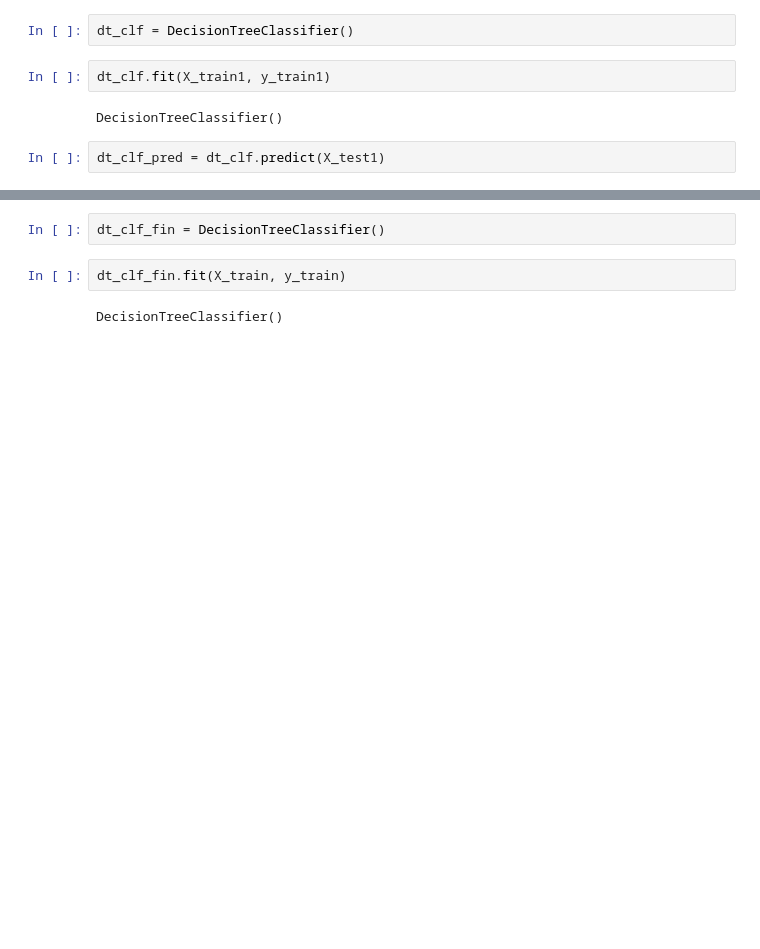
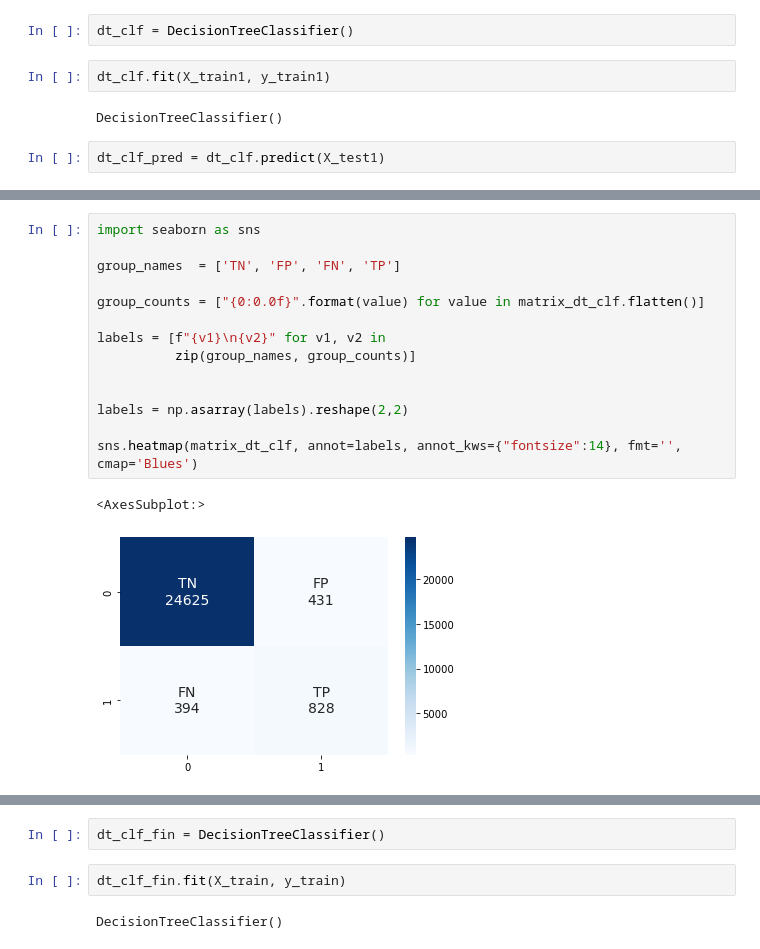
Before and after one commit to LuridBolete/2022.07-Learning-Analytics-Competition, a Jupyter notebook: Learning Analytics Competition.ipynb, the cells around one changed output, grey strips where cells are left out. Cells and saved outputs as stored; diff of their text form; blank space fills up the shorter version.

```diff
--- a/Learning Analytics Competition.ipynb
+++ b/Learning Analytics Competition.ipynb
@@ -386,3 +398,20 @@ array([[24603,   433],
+# %%
+import seaborn as sns
+
+group_names  = ['TN', 'FP', 'FN', 'TP']
+
+group_counts = ["{0:0.0f}".format(value) for value in matrix_dt_clf.flatten()]
+
+labels = [f"{v1}\n{v2}" for v1, v2 in
+          zip(group_names, group_counts)]
+
+
+labels = np.asarray(labels).reshape(2,2)
+
+sns.heatmap(matrix_dt_clf, annot=labels, annot_kws={"fontsize":14}, fmt='', cmap='Blues')
+# %% [output]
+<AxesSubplot:>
+[figure, added]
 # %%
 print('f1 score', round(f1_score(y_test1, dt_clf_pred), 5))
 print('accuracy score', round(accuracy_score(y_test1, dt_clf_pred), 5))
```
Also changed, not shown: parts of 9 cells of this notebook.
